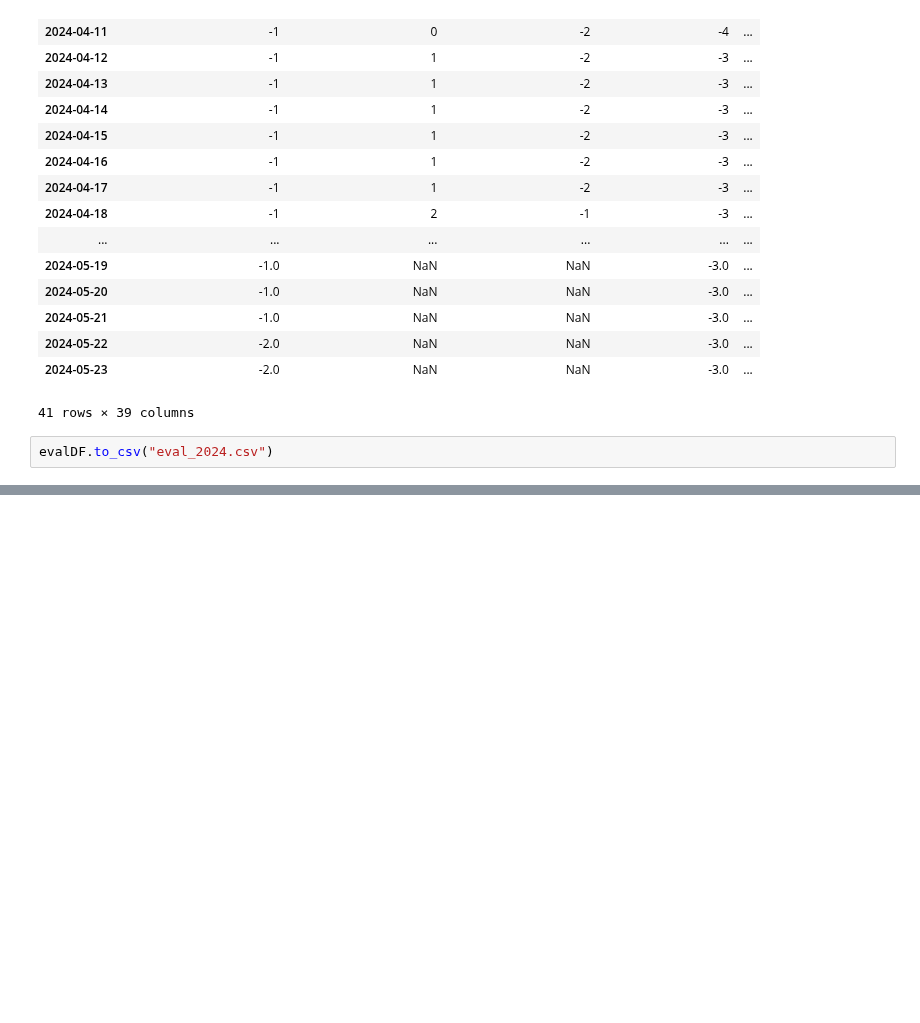
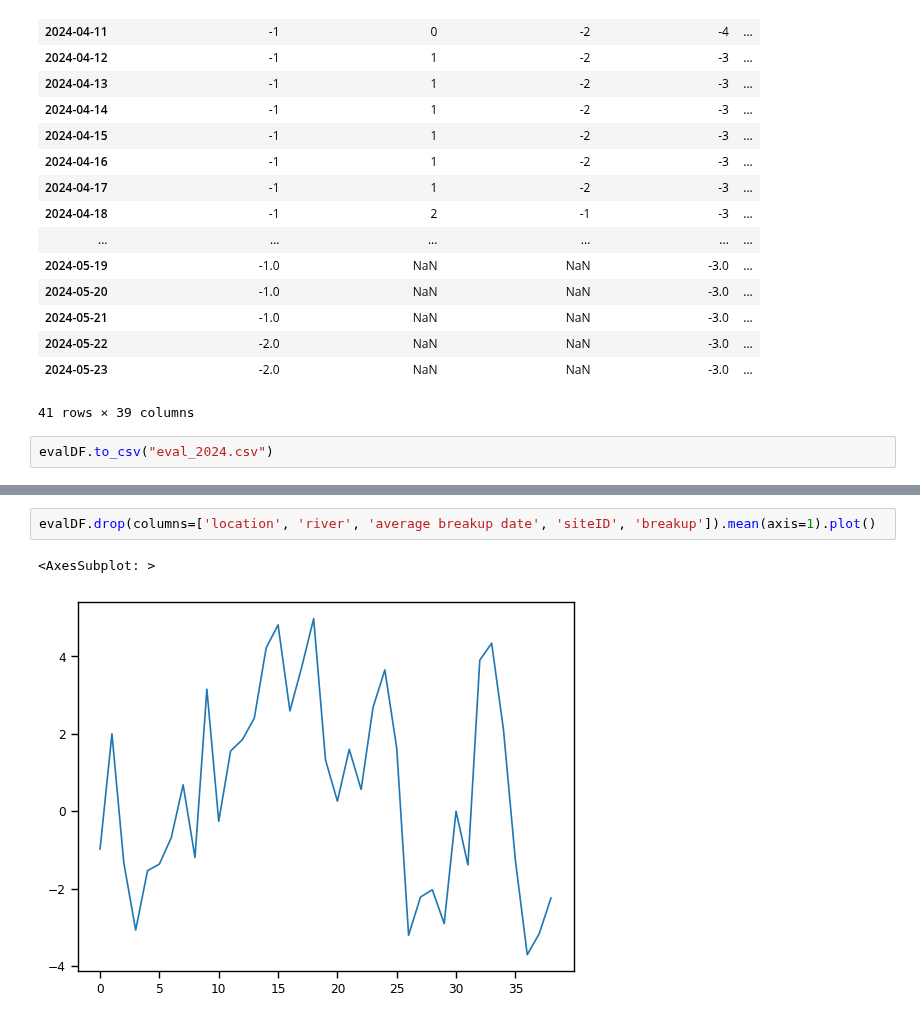
Before and after one commit to chryss/riverice, a Jupyter notebook: JupyterNotebooks/eval2024_01.ipynb, the cells around one changed output, grey strips where cells are left out. Cells and saved outputs as stored; diff of their text form; blank space fills up the shorter version.

```diff
--- a/JupyterNotebooks/eval2024_01.ipynb
+++ b/JupyterNotebooks/eval2024_01.ipynb
@@ -187,0 +261,5 @@ evalDF.to_csv("eval_2024.csv")
+# %%
+evalDF.drop(columns=['location', 'river', 'average breakup date', 'siteID', 'breakup']).mean(axis=1).plot()
+# %% [output]
+<AxesSubplot: >
+[figure, added]
```
Also changed, not shown: parts of 15 cells of this notebook.
